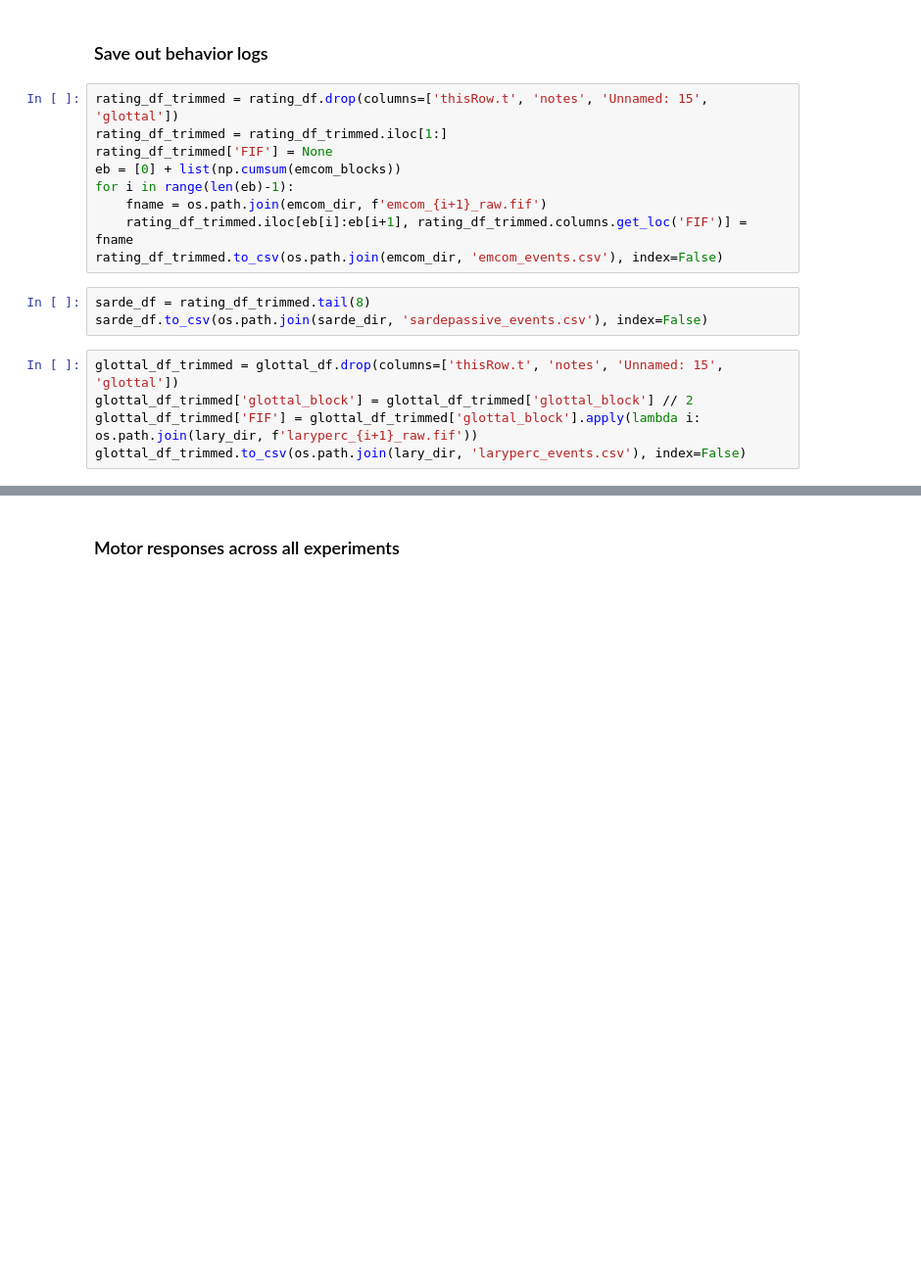
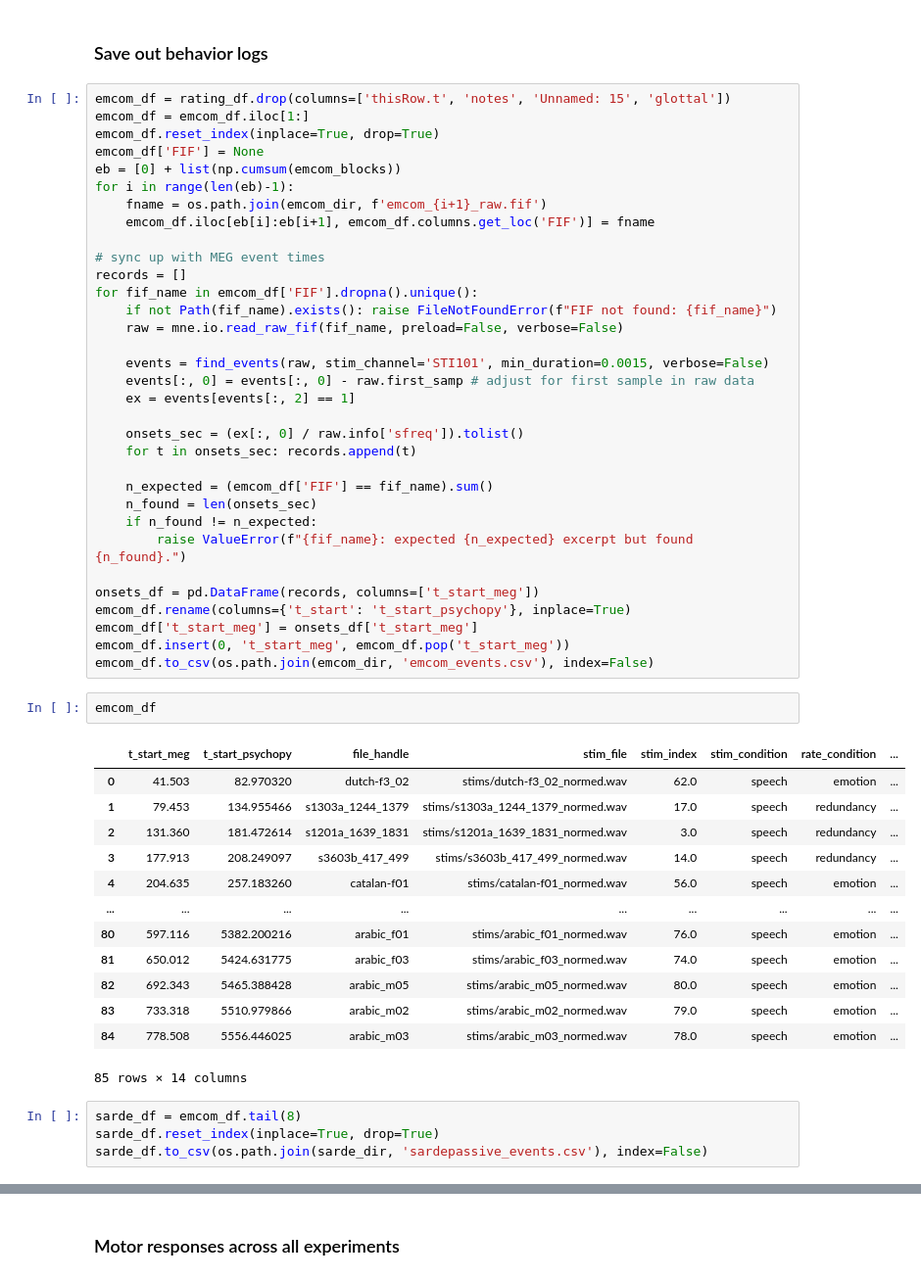
Before and after one commit to laurenostrowski/meg_processing_bigfrank, a Jupyter notebook: 4_sort_experiments.ipynb, the cells around one changed output, grey strips where cells are left out. Shown at 98% size. Drawn from its saved outputs; the diff is of its cells as text; blank space fills up the shorter version.

```diff
--- a/4_sort_experiments.ipynb
+++ b/4_sort_experiments.ipynb
@@ -361,19 +361,55 @@ Closing /mnt/sphere/nbl/processed_meg/nbl_005/ses-01/sarde/sardepassive_1_raw.fi
 # %% [markdown]
 ### Save out behavior logs
 # %%
-rating_df_trimmed = rating_df.drop(columns=['thisRow.t', 'notes', 'Unnamed: 15', 'glottal'])
-rating_df_trimmed = rating_df_trimmed.iloc[1:]
-rating_df_trimmed['FIF'] = None
+emcom_df = rating_df.drop(columns=['thisRow.t', 'notes', 'Unnamed: 15', 'glottal'])
+emcom_df = emcom_df.iloc[1:]
+emcom_df.reset_index(inplace=True, drop=True)
+emcom_df['FIF'] = None
 eb = [0] + list(np.cumsum(emcom_blocks))
 for i in range(len(eb)-1):
     fname = os.path.join(emcom_dir, f'emcom_{i+1}_raw.fif')
-    rating_df_trimmed.iloc[eb[i]:eb[i+1], rating_df_trimmed.columns.get_loc('FIF')] = fname
-rating_df_trimmed.to_csv(os.path.join(emcom_dir, 'emcom_events.csv'), index=False)
+    emcom_df.iloc[eb[i]:eb[i+1], emcom_df.columns.get_loc('FIF')] = fname
+
+# sync up with MEG event times
+records = []
+for fif_name in emcom_df['FIF'].dropna().unique():
+    if not Path(fif_name).exists(): raise FileNotFoundError(f"FIF not found: {fif_name}")
+    raw = mne.io.read_raw_fif(fif_name, preload=False, verbose=False)
+
+    events = find_events(raw, stim_channel='STI101', min_duration=0.0015, verbose=False)
+    events[:, 0] = events[:, 0] - raw.first_samp # adjust for first sample in raw data
+    ex = events[events[:, 2] == 1]
+
+    onsets_sec = (ex[:, 0] / raw.info['sfreq']).tolist()
+    for t in onsets_sec: records.append(t)
+
+    n_expected = (emcom_df['FIF'] == fif_name).sum()
+    n_found = len(onsets_sec)
+    if n_found != n_expected:
+        raise ValueError(f"{fif_name}: expected {n_expected} excerpt but found {n_found}.")
+
+onsets_df = pd.DataFrame(records, columns=['t_start_meg'])
+emcom_df.rename(columns={'t_start': 't_start_psychopy'}, inplace=True)
+emcom_df['t_start_meg'] = onsets_df['t_start_meg']
+emcom_df.insert(0, 't_start_meg', emcom_df.pop('t_start_meg'))
+emcom_df.to_csv(os.path.join(emcom_dir, 'emcom_events.csv'), index=False)
+# %%
+emcom_df
+# %% [output]
+|  | t_start_meg | t_start_psychopy | file_handle | stim_file | stim_index | stim_condition | rate_condition | ... |
+| 0 | 41.503 | 82.970320 | dutch-f3_02 | stims/dutch-f3_02_normed.wav | 62.0 | speech | emotion | ... |
+| 1 | 79.453 | 134.955466 | s1303a_1244_1379 | stims/s1303a_1244_1379_normed.wav | 17.0 | speech | redundancy | ... |
+| 2 | 131.360 | 181.472614 | s1201a_1639_1831 | stims/s1201a_1639_1831_normed.wav | 3.0 | speech | redundancy | ... |
+| 3 | 177.913 | 208.249097 | s3603b_417_499 | stims/s3603b_417_499_normed.wav | 14.0 | speech | redundancy | ... |
+| 4 | 204.635 | 257.183260 | catalan-f01 | stims/catalan-f01_normed.wav | 56.0 | speech | emotion | ... |
+| ... | ... | ... | ... | ... | ... | ... | ... | ... |
+| 80 | 597.116 | 5382.200216 | arabic_f01 | stims/arabic_f01_normed.wav | 76.0 | speech | emotion | ... |
+| 81 | 650.012 | 5424.631775 | arabic_f03 | stims/arabic_f03_normed.wav | 74.0 | speech | emotion | ... |
+| 82 | 692.343 | 5465.388428 | arabic_m05 | stims/arabic_m05_normed.wav | 80.0 | speech | emotion | ... |
+| 83 | 733.318 | 5510.979866 | arabic_m02 | stims/arabic_m02_normed.wav | 79.0 | speech | emotion | ... |
+| 84 | 778.508 | 5556.446025 | arabic_m03 | stims/arabic_m03_normed.wav | 78.0 | speech | emotion | ... |
+85 rows × 14 columns
 # %%
-sarde_df = rating_df_trimmed.tail(8)
+sarde_df = emcom_df.tail(8)
+sarde_df.reset_index(inplace=True, drop=True)
 sarde_df.to_csv(os.path.join(sarde_dir, 'sardepassive_events.csv'), index=False)
-# %%
-glottal_df_trimmed = glottal_df.drop(columns=['thisRow.t', 'notes', 'Unnamed: 15', 'glottal'])
-glottal_df_trimmed['glottal_block'] = glottal_df_trimmed['glottal_block'] // 2
-glottal_df_trimmed['FIF'] = glottal_df_trimmed['glottal_block'].apply(lambda i: os.path.join(lary_dir, f'laryperc_{i+1}_raw.fif'))
-glottal_df_trimmed.to_csv(os.path.join(lary_dir, 'laryperc_events.csv'), index=False)
```
Also changed, not shown: parts of 9 cells of this notebook.
